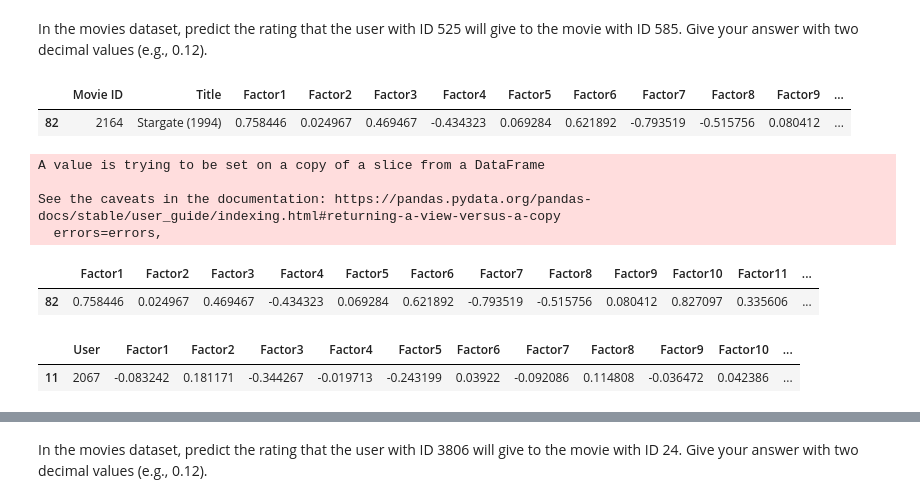
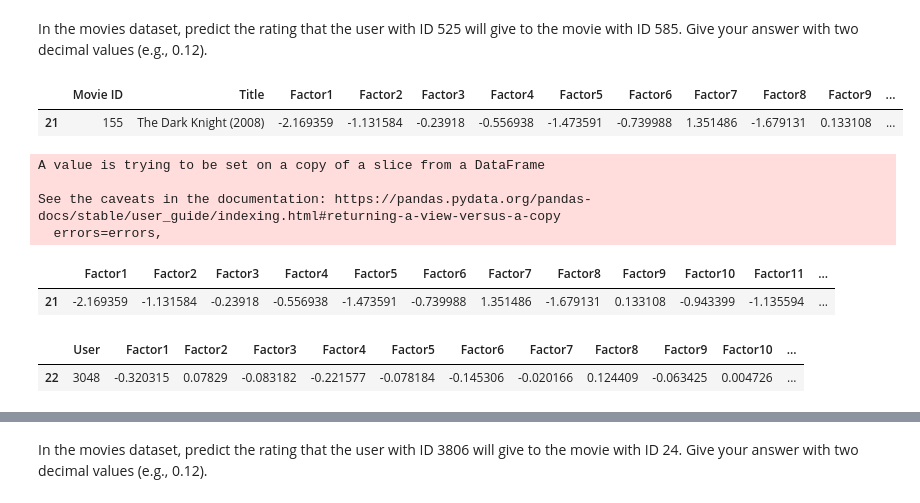
Before and after one commit to ihab09/CE888, a Jupyter notebook: lab4/my_recommender.ipynb, the cells around one changed output, grey strips where cells are left out. Saved outputs shown, nothing was run; the diff lists cells and outputs as text; code cells hidden in the pictures.

```diff
--- a/lab4/my_recommender.ipynb
+++ b/lab4/my_recommender.ipynb
@@ -379,11 +378,11 @@ Name: Title, dtype: object
 # %% [markdown]
 In the movies dataset, predict the rating that the user with ID 525 will give to the movie with ID 585. Give your answer with two decimal values (e.g., 0.12).
 # %%
-mov_factor_vals = mov_items.loc[mov_items['Movie ID'] == 2164]
+mov_factor_vals = mov_items.loc[mov_items['Movie ID'] == 155]
 mov_factor_vals
 # %% [output]
 |  | Movie ID | Title | Factor1 | Factor2 | Factor3 | Factor4 | Factor5 | Factor6 | Factor7 | Factor8 | Factor9 | ... |
-| 82 | 2164 | Stargate (1994) | 0.758446 | 0.024967 | 0.469467 | -0.434323 | 0.069284 | 0.621892 | -0.793519 | -0.515756 | 0.080412 | ... |
+| 21 | 155 | The Dark Knight (2008) | -2.169359 | -1.131584 | -0.23918 | -0.556938 | -1.473591 | -0.739988 | 1.351486 | -1.679131 | 0.133108 | ... |
 # %%
 mov_factor_vals.drop('Title', inplace=True, axis=1)
 mov_factor_vals.drop('Movie ID', inplace=True, axis=1)
@@ -394,13 +393,13 @@ A value is trying to be set on a copy of a slice from a DataFrame
 See the caveats in the documentation: https://pandas.pydata.org/pandas-docs/stable/user_guide/indexing.html#returning-a-view-versus-a-copy
   errors=errors,
 |  | Factor1 | Factor2 | Factor3 | Factor4 | Factor5 | Factor6 | Factor7 | Factor8 | Factor9 | Factor10 | Factor11 | ... |
-| 82 | 0.758446 | 0.024967 | 0.469467 | -0.434323 | 0.069284 | 0.621892 | -0.793519 | -0.515756 | 0.080412 | 0.827097 | 0.335606 | ... |
+| 21 | -2.169359 | -1.131584 | -0.23918 | -0.556938 | -1.473591 | -0.739988 | 1.351486 | -1.679131 | 0.133108 | -0.943399 | -1.135594 | ... |
 # %%
-user_factor_vals = mov_users.loc[mov_users['User'] == 2067]
+user_factor_vals = mov_users.loc[mov_users['User'] == 3048]
 user_factor_vals
 # %% [output]
 |  | User | Factor1 | Factor2 | Factor3 | Factor4 | Factor5 | Factor6 | Factor7 | Factor8 | Factor9 | Factor10 | ... |
-| 11 | 2067 | -0.083242 | 0.181171 | -0.344267 | -0.019713 | -0.243199 | 0.03922 | -0.092086 | 0.114808 | -0.036472 | 0.042386 | ... |
+| 22 | 3048 | -0.320315 | 0.07829 | -0.083182 | -0.221577 | -0.078184 | -0.145306 | -0.020166 | 0.124409 | -0.063425 | 0.004726 | ... |
 # %%
 user_factor_vals.drop('User', inplace=True, axis=1)
 user_factor_vals
```
Also changed, not shown: parts of 26 cells of this notebook.
